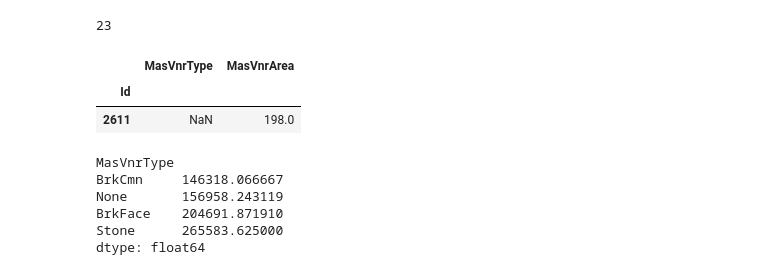
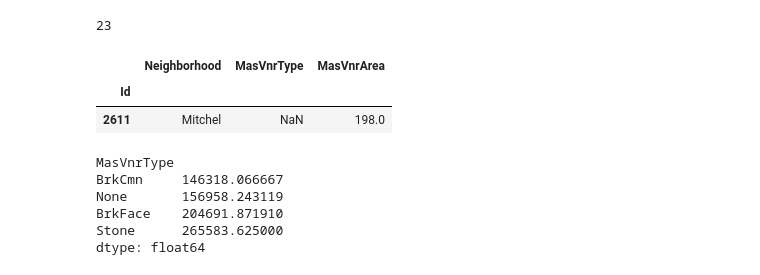
Before and after one commit to axyarthur/project3, a Jupyter notebook: WillThurston/Intro to EDA with Predicting Housing Prices.ipynb, the cells around one changed output. Cells and saved outputs as stored; diff of their text form; code cells hidden in the pictures.

```diff
--- a/WillThurston/Intro to EDA with Predicting Housing Prices.ipynb
+++ b/WillThurston/Intro to EDA with Predicting Housing Prices.ipynb
@@ -609,9 +623,9 @@ all_data[(~all_data['GarageType'].isnull())&\
 | 2127 | 1.0 | 360.0 | Detchd | NaN | NaN | NaN |
 | 2577 | NaN | NaN | Detchd | NaN | NaN | NaN |
 # %%
-all_data.loc[2127,'GarageFinish'] = all_data['GarageFinish'].mode()[0]
-all_data.loc[2127,'GarageCond'] = all_data['GarageCond'].mode()[0]
-all_data.loc[2127,'GarageQual'] = all_data['GarageQual'].mode()[0]
+all_data.loc[2127,'GarageFinish'] = all_data.loc[all_data['Neighborhood']=='OldTown','GarageFinish'].mode()[0]
+all_data.loc[2127,'GarageCond'] = all_data.loc[all_data['Neighborhood']=='OldTown','GarageCond'].mode()[0]
+all_data.loc[2127,'GarageQual'] = all_data.loc[all_data['Neighborhood']=='OldTown','GarageQual'].mode()[0]
 # %%
 all_data.loc[2577,'GarageCars'] = 0
 all_data.loc[2577,'GarageArea'] = 0
@@ -749,8 +763,12 @@ all_data.loc[(~all_data['BsmtFinType1'].isnull()) &\
 # %%
-all_data.loc[333,'BsmtFinType2'] = all_data['BsmtFinType2'].mode()[0]
-all_data.loc[( 949,1488,2349),'BsmtExposure'] = all_data['BsmtExposure'].mode()[0]
-all_data.loc[(2041,2186,2525),'BsmtCond'] = all_data['BsmtCond'].mode()[0]
-all_data.loc[(2218, 2219),'BsmtQual'] = all_data['BsmtQual'].mode()[0]
+all_data.loc[333,'BsmtFinType2'] = all_data.loc[all_data['Neighborhood']=='NridgHt','BsmtFinType2'].mode()[0]
+all_data.loc[949,'BsmtExposure'] = all_data.loc[all_data['Neighborhood']=='CollgCr','BsmtExposure'].mode()[0]
+all_data.loc[1488,'BsmtExposure'] = all_data.loc[all_data['Neighborhood']=='Somerst','BsmtExposure'].mode()[0]
+all_data.loc[2349,'BsmtExposure'] = all_data.loc[all_data['Neighborhood']=='Somerst','BsmtExposure'].mode()[0]
+all_data.loc[2041,'BsmtCond'] = all_data.loc[all_data['Neighborhood']=='Veenker','BsmtCond'].mode()[0]
+all_data.loc[2186,'BsmtCond'] = all_data.loc[all_data['Neighborhood']=='Edwards','BsmtCond'].mode()[0]
+all_data.loc[2525,'BsmtCond'] = all_data.loc[all_data['Neighborhood']=='CollgCr','BsmtCond'].mode()[0]
+all_data.loc[(2218, 2219),'BsmtQual'] = all_data.loc[all_data['Neighborhood']=='IDOTRR','BsmtQual'].mode()[0]
 # %%
 # Acknowledging there is redundant code below
 # I wanted extra practice typing it out for muscle memory
@@ -814,9 +832,9 @@ len(all_data[all_data['MasVnrType'].isnull() &\
 # %%
 all_data.loc[(all_data['MasVnrType'].isnull() &\
               ~all_data['MasVnrArea'].isnull()),
-            ['MasVnrType','MasVnrArea']]
+            ['Neighborhood','MasVnrType','MasVnrArea']]
 # %% [output]
-|  | MasVnrType | MasVnrArea |
-| Id |  |  |
-| 2611 | NaN | 198.0 |
+|  | Neighborhood | MasVnrType | MasVnrArea |
+| Id |  |  |  |
+| 2611 | Mitchel | NaN | 198.0 |
 # %%
```
Also changed, not shown: parts of 133 cells of this notebook.
